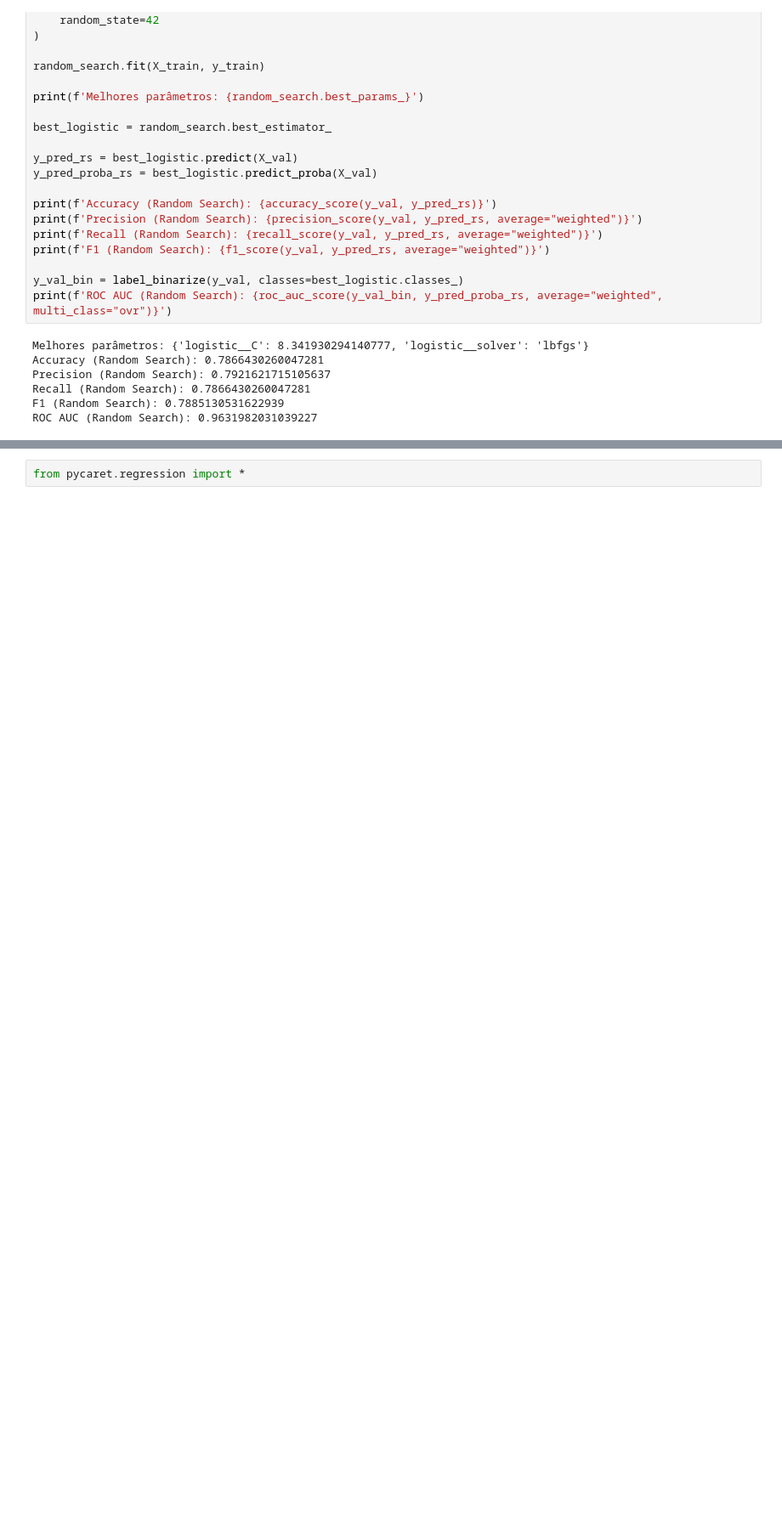
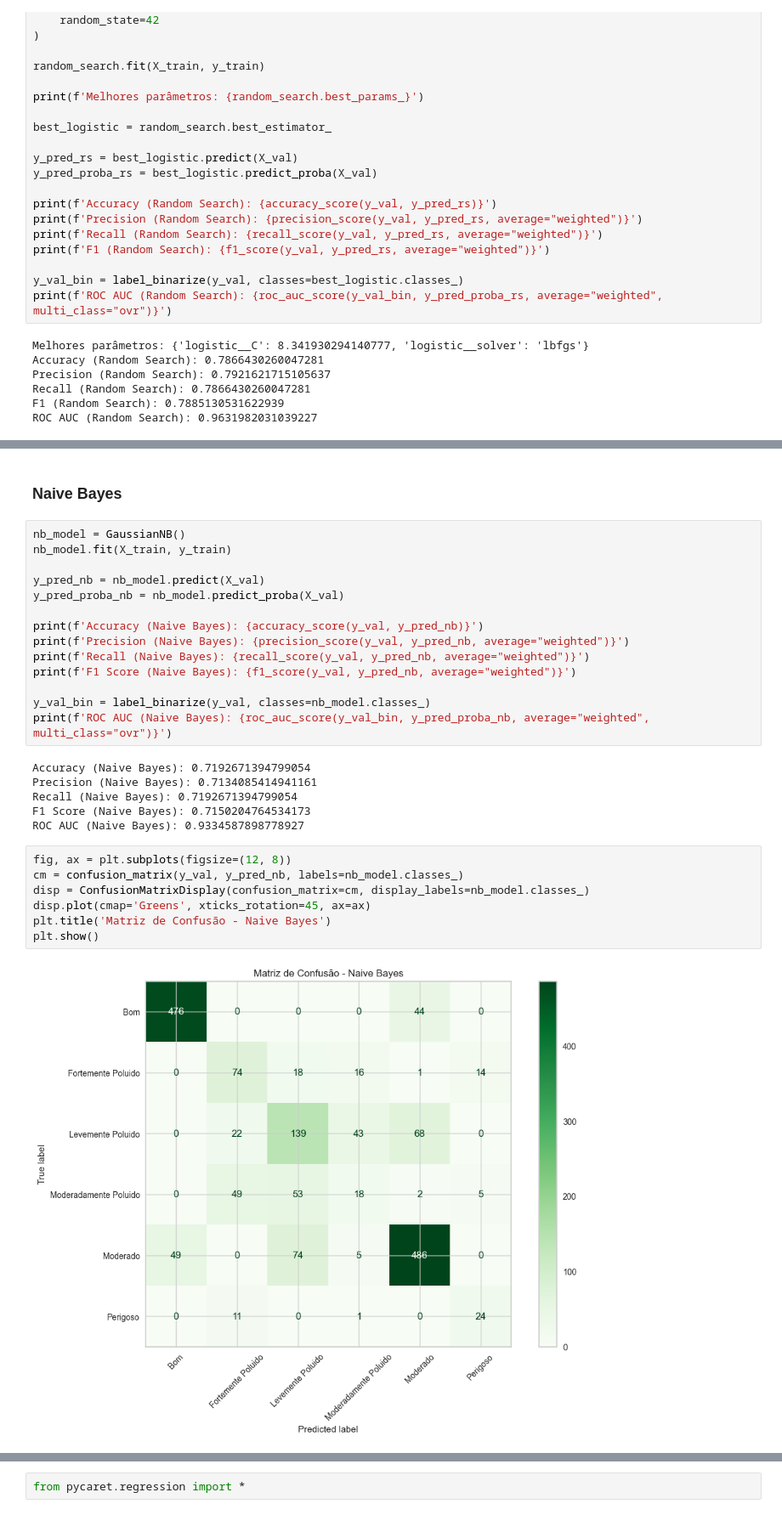
Before and after one commit to yagoschnorr/air-quality-analysis, a Jupyter notebook: analysis.ipynb, the cells around one changed output, grey strips where cells are left out. Shown at 85% size. Cells and saved outputs as stored; diff of their text form; blank space fills up the shorter version.

Commit message:
feat: adicionando o modelo naive bayes

```diff
--- a/analysis.ipynb
+++ b/analysis.ipynb
@@ -754,0 +869,31 @@ plt.show()
+# %% [markdown]
+### Naive Bayes
+# %%
+nb_model = GaussianNB()
+nb_model.fit(X_train, y_train)
+
+y_pred_nb = nb_model.predict(X_val)
+y_pred_proba_nb = nb_model.predict_proba(X_val)
+
+print(f'Accuracy (Naive Bayes): {accuracy_score(y_val, y_pred_nb)}')
+print(f'Precision (Naive Bayes): {precision_score(y_val, y_pred_nb, average="weighted")}')
+print(f'Recall (Naive Bayes): {recall_score(y_val, y_pred_nb, average="weighted")}')
+print(f'F1 Score (Naive Bayes): {f1_score(y_val, y_pred_nb, average="weighted")}')
+
+y_val_bin = label_binarize(y_val, classes=nb_model.classes_)
+print(f'ROC AUC (Naive Bayes): {roc_auc_score(y_val_bin, y_pred_proba_nb, average="weighted", multi_class="ovr")}')
+# %% [output]
+Accuracy (Naive Bayes): 0.7192671394799054
+Precision (Naive Bayes): 0.7134085414941161
+Recall (Naive Bayes): 0.7192671394799054
+F1 Score (Naive Bayes): 0.7150204764534173
+ROC AUC (Naive Bayes): 0.9334587898778927
+# %%
+fig, ax = plt.subplots(figsize=(12, 8))
+cm = confusion_matrix(y_val, y_pred_nb, labels=nb_model.classes_)
+disp = ConfusionMatrixDisplay(confusion_matrix=cm, display_labels=nb_model.classes_)
+disp.plot(cmap='Greens', xticks_rotation=45, ax=ax)
+plt.title('Matriz de Confusão - Naive Bayes')
+plt.show()
+# %% [output]
+[figure, added]
```
Also changed, not shown: parts of 17 cells of this notebook.
